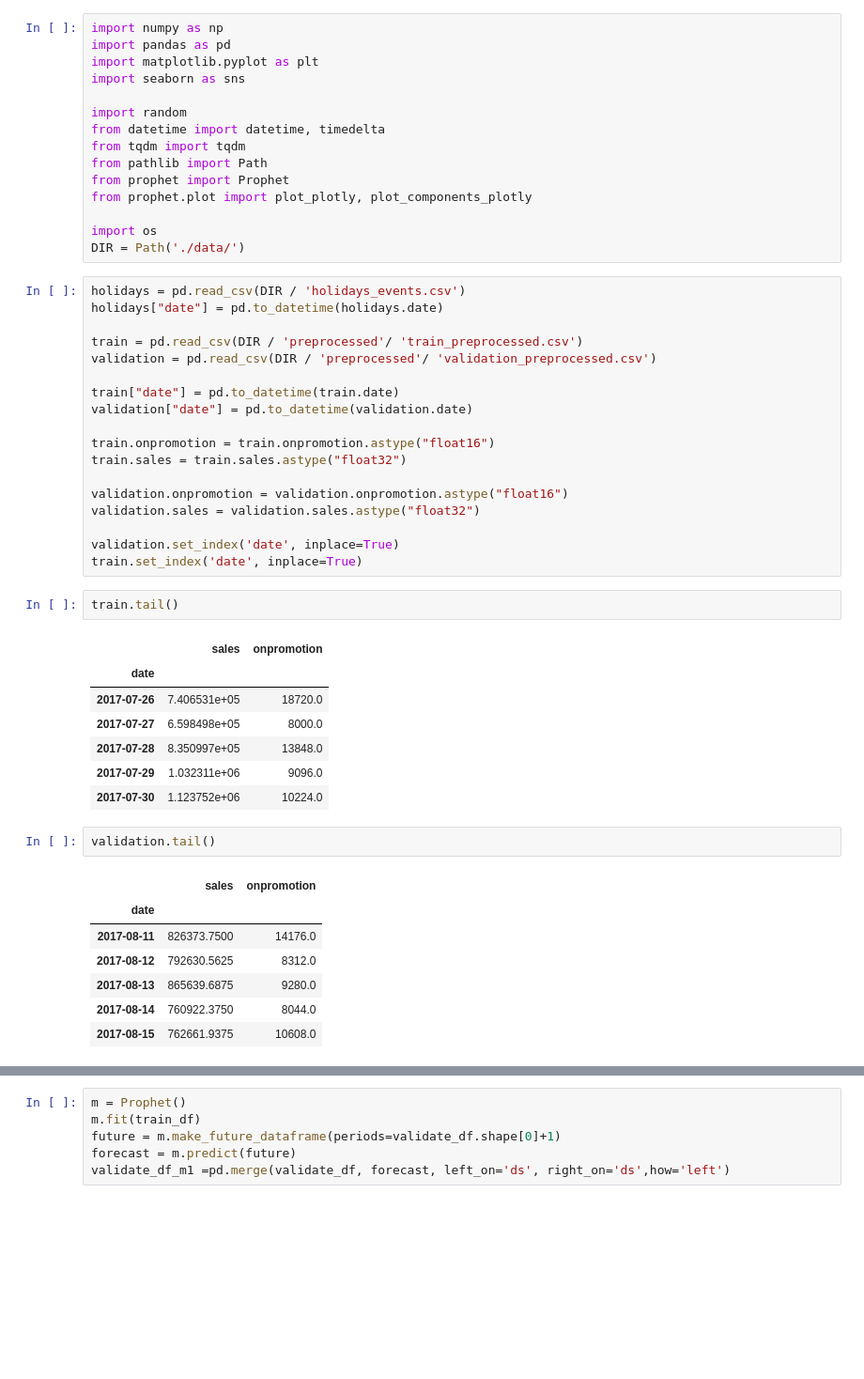
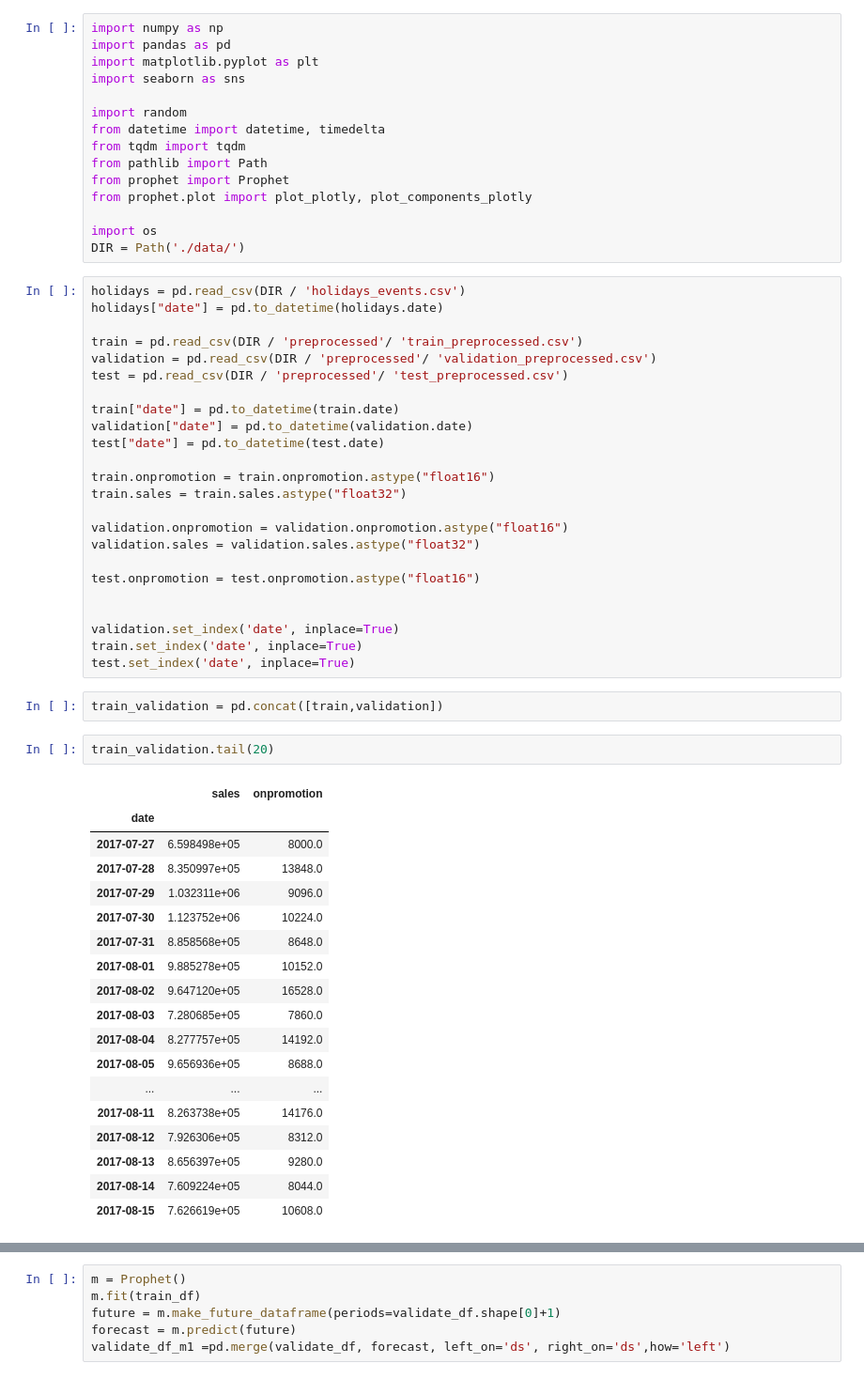
Before and after one commit to Oliss4t/BHT_Store_Sales_Time_Series_Forecasting, a Jupyter notebook: prophet.ipynb, the cells around one changed output, grey strips where cells are left out. Shown at 94% size. Drawn from its saved outputs; the diff is of its cells as text; blank space fills up the shorter version.

```diff
--- a/prophet.ipynb
+++ b/prophet.ipynb
@@ -34,9 +34,11 @@ holidays["date"] = pd.to_datetime(holidays.date)
 
 train = pd.read_csv(DIR / 'preprocessed'/ 'train_preprocessed.csv')
 validation = pd.read_csv(DIR / 'preprocessed'/ 'validation_preprocessed.csv')
+test = pd.read_csv(DIR / 'preprocessed'/ 'test_preprocessed.csv')
 
 train["date"] = pd.to_datetime(train.date)
 validation["date"] = pd.to_datetime(validation.date)
+test["date"] = pd.to_datetime(test.date)
 
 train.onpromotion = train.onpromotion.astype("float16")
 train.sales = train.sales.astype("float32")
@@ -44,28 +46,35 @@ train.sales = train.sales.astype("float32")
 validation.onpromotion = validation.onpromotion.astype("float16")
 validation.sales = validation.sales.astype("float32")
 
+test.onpromotion = test.onpromotion.astype("float16")
+
+
 validation.set_index('date', inplace=True)
 train.set_index('date', inplace=True)
+test.set_index('date', inplace=True)
-# %%
-train.tail()
-# %% [output]
-|  | sales | onpromotion |
-| date |  |  |
-| 2017-07-26 | 7.406531e+05 | 18720.0 |
-| 2017-07-27 | 6.598498e+05 | 8000.0 |
-| 2017-07-28 | 8.350997e+05 | 13848.0 |
-| 2017-07-29 | 1.032311e+06 | 9096.0 |
-| 2017-07-30 | 1.123752e+06 | 10224.0 |
-# %%
-validation.tail()
-# %% [output]
-|  | sales | onpromotion |
-| date |  |  |
-| 2017-08-11 | 826373.7500 | 14176.0 |
-| 2017-08-12 | 792630.5625 | 8312.0 |
-| 2017-08-13 | 865639.6875 | 9280.0 |
-| 2017-08-14 | 760922.3750 | 8044.0 |
-| 2017-08-15 | 762661.9375 | 10608.0 |
+# %%
+train_validation = pd.concat([train,validation])
+# %%
+train_validation.tail(20)
+# %% [output]
+|  | sales | onpromotion |
+| date |  |  |
+| 2017-07-27 | 6.598498e+05 | 8000.0 |
+| 2017-07-28 | 8.350997e+05 | 13848.0 |
+| 2017-07-29 | 1.032311e+06 | 9096.0 |
+| 2017-07-30 | 1.123752e+06 | 10224.0 |
+| 2017-07-31 | 8.858568e+05 | 8648.0 |
+| 2017-08-01 | 9.885278e+05 | 10152.0 |
+| 2017-08-02 | 9.647120e+05 | 16528.0 |
+| 2017-08-03 | 7.280685e+05 | 7860.0 |
+| 2017-08-04 | 8.277757e+05 | 14192.0 |
+| 2017-08-05 | 9.656936e+05 | 8688.0 |
+| ... | ... | ... |
+| 2017-08-11 | 8.263738e+05 | 14176.0 |
+| 2017-08-12 | 7.926306e+05 | 8312.0 |
+| 2017-08-13 | 8.656397e+05 | 9280.0 |
+| 2017-08-14 | 7.609224e+05 | 8044.0 |
+| 2017-08-15 | 7.626619e+05 | 10608.0 |
 # %%
 train_df, validate_df = train, validation
 
```
Also changed, not shown: parts of 13 cells of this notebook, 1 other file.
